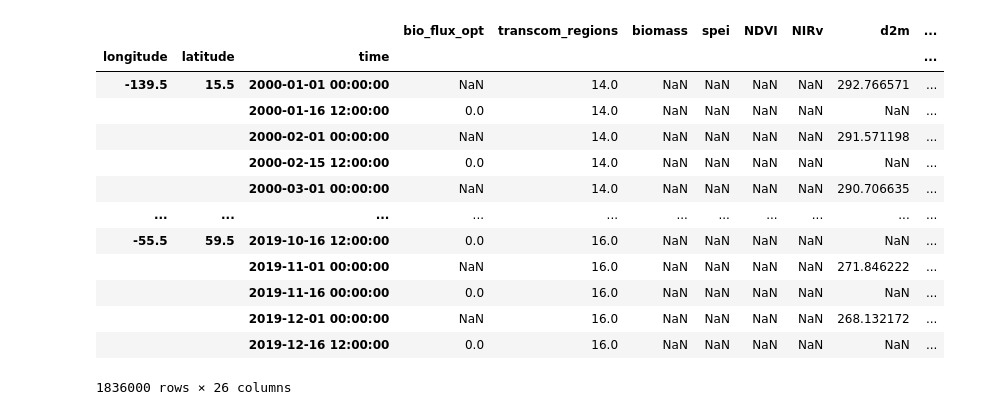
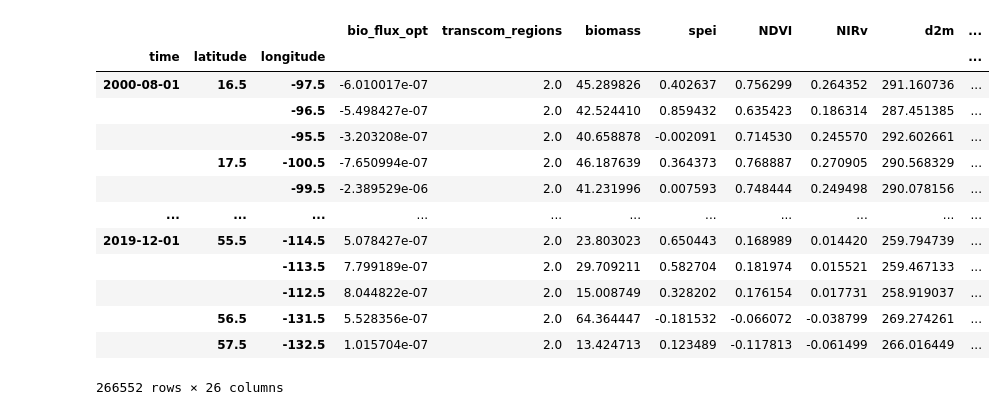
Before and after one commit to EXCITED-CO2/excited-workflow, a Jupyter notebook: test_ct.ipynb, the cells around one changed output. Drawn from its saved outputs; the diff is of its cells as text; code cells hidden in the pictures.

```diff
--- a/test_ct.ipynb
+++ b/test_ct.ipynb
@@ -7,5 +65,5 @@ client = Client()
 # %%
-cb_path = Path("/data/volume_2/EXCITED_prepped_data/CT2022.flux1x1-monthly.nc")
+ds_cb = Path("/data/volume_2/EXCITED_prepped_data/CT2022.flux1x1-monthly.nc")
 ds_regions = Path("/data/volume_2/EXCITED_prepped_data/regions.nc")
 
 desired_data = [
@@ -15,7 +73,8 @@ desired_data = [
     "era5_monthly",
     "era5_land_monthly",
     "copernicus_landcover"
-    ]
+]
 
-x_keys = ["d2m", "mslhf", "msshf", "ssr", "str", "t2m", "spei", "NIRv", "skt", "stl1", "swvl1", "lccs_class"]
+x_keys = ["d2m", "mslhf", "msshf", "ssr", "str", "t2m", "spei", "NIRv", "skt",
+            "stl1", "swvl1", "lccs_class"]
 y_key = "bio_flux_opt"
@@ -53,2 +81,3 @@ def merge_datasets(desired_data: list[str], target: Path) -> xr.Dataset:
 # %%
-ds_input = merge_datasets(desired_data, cb_path)
+ds_input = merge_datasets(desired_data, ds_cb)
+ds_input
@@ -99,2 +102,3 @@ def mask_region(regions: Path,
 # %%
-ds_na = mask_region(ds_regions, cb_path, ds_input)
+ds_na = mask_region(ds_regions, ds_cb, ds_input)
+ds_na
@@ -149,18 +123,18 @@ findfont: Generic family 'sans-serif' not found because none of the following fa
 # %%
-df_train = ds_na.to_dataframe()
+df_train = ds_na.to_dataframe().dropna()
 df_train
 # %% [output]
 |  |  |  | bio_flux_opt | transcom_regions | biomass | spei | NDVI | NIRv | d2m | ... |
-| longitude | latitude | time |  |  |  |  |  |  |  | ... |
-| -139.5 | 15.5 | 2000-01-01 00:00:00 | NaN | 14.0 | NaN | NaN | NaN | NaN | 292.766571 | ... |
-|  |  | 2000-01-16 12:00:00 | 0.0 | 14.0 | NaN | NaN | NaN | NaN | NaN | ... |
-|  |  | 2000-02-01 00:00:00 | NaN | 14.0 | NaN | NaN | NaN | NaN | 291.571198 | ... |
-|  |  | 2000-02-15 12:00:00 | 0.0 | 14.0 | NaN | NaN | NaN | NaN | NaN | ... |
-|  |  | 2000-03-01 00:00:00 | NaN | 14.0 | NaN | NaN | NaN | NaN | 290.706635 | ... |
+| time | latitude | longitude |  |  |  |  |  |  |  | ... |
+| 2000-08-01 | 16.5 | -97.5 | -6.010017e-07 | 2.0 | 45.289826 | 0.402637 | 0.756299 | 0.264352 | 291.160736 | ... |
+|  |  | -96.5 | -5.498427e-07 | 2.0 | 42.524410 | 0.859432 | 0.635423 | 0.186314 | 287.451385 | ... |
+|  |  | -95.5 | -3.203208e-07 | 2.0 | 40.658878 | -0.002091 | 0.714530 | 0.245570 | 292.602661 | ... |
+|  | 17.5 | -100.5 | -7.650994e-07 | 2.0 | 46.187639 | 0.364373 | 0.768887 | 0.270905 | 290.568329 | ... |
+|  |  | -99.5 | -2.389529e-06 | 2.0 | 41.231996 | 0.007593 | 0.748444 | 0.249498 | 290.078156 | ... |
 | ... | ... | ... | ... | ... | ... | ... | ... | ... | ... | ... |
-| -55.5 | 59.5 | 2019-10-16 12:00:00 | 0.0 | 16.0 | NaN | NaN | NaN | NaN | NaN | ... |
-|  |  | 2019-11-01 00:00:00 | NaN | 16.0 | NaN | NaN | NaN | NaN | 271.846222 | ... |
-|  |  | 2019-11-16 00:00:00 | 0.0 | 16.0 | NaN | NaN | NaN | NaN | NaN | ... |
-|  |  | 2019-12-01 00:00:00 | NaN | 16.0 | NaN | NaN | NaN | NaN | 268.132172 | ... |
-|  |  | 2019-12-16 12:00:00 | 0.0 | 16.0 | NaN | NaN | NaN | NaN | NaN | ... |
+| 2019-12-01 | 55.5 | -114.5 | 5.078427e-07 | 2.0 | 23.803023 | 0.650443 | 0.168989 | 0.014420 | 259.794739 | ... |
+|  |  | -113.5 | 7.799189e-07 | 2.0 | 29.709211 | 0.582704 | 0.181974 | 0.015521 | 259.467133 | ... |
+|  |  | -112.5 | 8.044822e-07 | 2.0 | 15.008749 | 0.328202 | 0.176154 | 0.017731 | 258.919037 | ... |
+|  | 56.5 | -131.5 | 5.528356e-07 | 2.0 | 64.364447 | -0.181532 | -0.066072 | -0.038799 | 269.274261 | ... |
+|  | 57.5 | -132.5 | 1.015704e-07 | 2.0 | 13.424713 | 0.123489 | -0.117813 | -0.061499 | 266.016449 | ... |
-1836000 rows × 26 columns
+266552 rows × 26 columns
```
Also changed, not shown: parts of 15 cells of this notebook, 1 other file.
